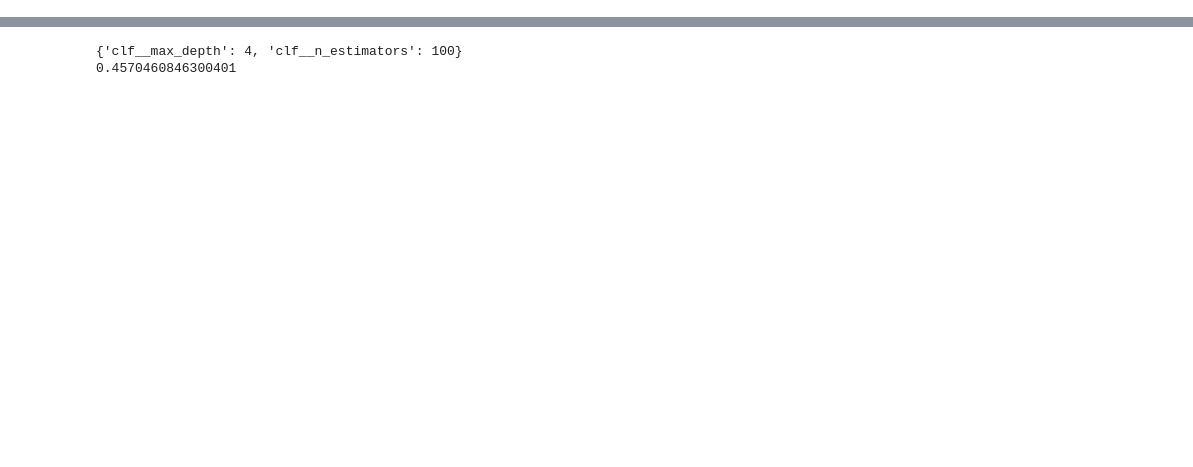
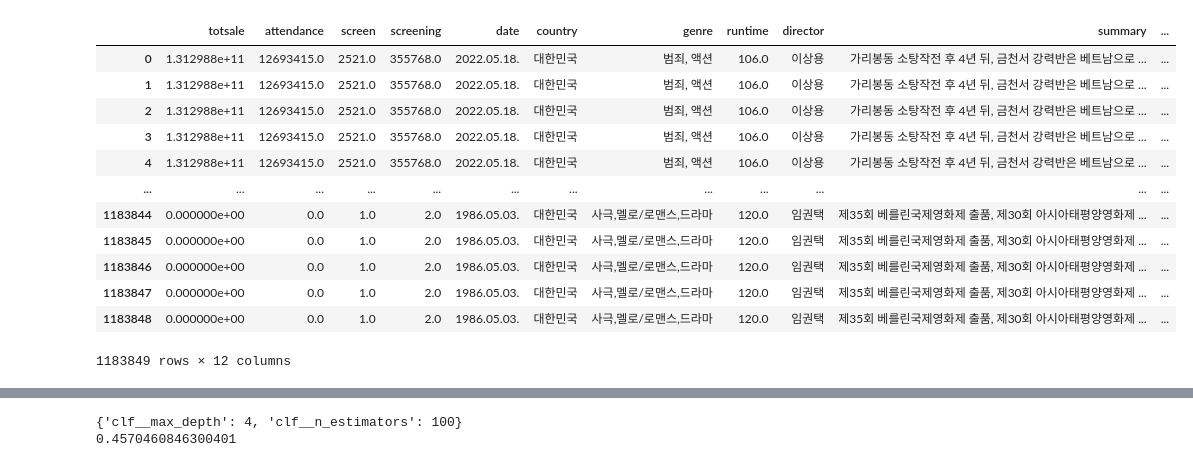
Before and after one commit to sangchun1/movie_rating_predict, a Jupyter notebook: train/review-numerical.ipynb, the cells around one changed output, grey strips where cells are left out. Cells and saved outputs as stored; diff of their text form; code cells hidden in the pictures; blank space fills up the shorter version.

```diff
--- a/train/review-numerical.ipynb
+++ b/train/review-numerical.ipynb
@@ -56,0 +51,46 @@ X_train, X_test, y_train, y_test = train_test_split(X, y, test_size=0.2, random_
+# %%
+from recommend_algorithm import Recommend
+import pandas as pd
+import warnings
+import matplotlib.pyplot as plt
+from matplotlib import font_manager, rc
+from sklearn.model_selection import train_test_split
+
+# 경고 무시
+warnings.filterwarnings('ignore')
+
+#한글 처리를 위해 폰트 설정
+font_name = font_manager.FontProperties(fname="c:/Windows/Fonts/malgun.ttf").get_name()
+rc('font', family=font_name)
+
+# 데이터 불러오기
+movie = pd.read_csv('../data/movie_info.csv')
+review1 = pd.read_csv('../data/review-rating1.csv')
+review2 = pd.read_csv('../data/review-rating2.csv')
+review3 = pd.read_csv('../data/review-rating3.csv')
+review4 = pd.read_csv('../data/review-rating4.csv')
+review = pd.concat([review1, review2, review3, review4])
+
+# 두 데이터 프레임 합치기
+df = pd.merge(movie, review, how='right', on='영화ID')
+
+df.drop(['영화ID', '영화명_x', '영화명_y', '배우', '리뷰', '리뷰'], axis=1, inplace=True)
+df[['실제평점', '누적매출액', '누적관객수', '스크린수', '상영횟수', '개봉일', '국가', '장르',
+       '상영시간', '감독', '줄거리', '평균평점']]
+df.rename({'실제평점':'rating', '누적매출액':'totsale', '누적관객수':'attendance', '스크린수':'screen', '상영횟수':'screening', '개봉일':'date', '국가':'country', '장르':'genre',
+       '상영시간':'runtime', '감독':'director', '줄거리':'summary', '평균평점':'avg_rating'}, axis=1, inplace=True)
+df
+# %% [output]
+|  | totsale | attendance | screen | screening | date | country | genre | runtime | director | summary | ... |
+| 0 | 1.312988e+11 | 12693415.0 | 2521.0 | 355768.0 | 2022.05.18. | 대한민국 | 범죄, 액션 | 106.0 | 이상용 | 가리봉동 소탕작전 후 4년 뒤, 금천서 강력반은 베트남으로 ... | ... |
+| 1 | 1.312988e+11 | 12693415.0 | 2521.0 | 355768.0 | 2022.05.18. | 대한민국 | 범죄, 액션 | 106.0 | 이상용 | 가리봉동 소탕작전 후 4년 뒤, 금천서 강력반은 베트남으로 ... | ... |
+| 2 | 1.312988e+11 | 12693415.0 | 2521.0 | 355768.0 | 2022.05.18. | 대한민국 | 범죄, 액션 | 106.0 | 이상용 | 가리봉동 소탕작전 후 4년 뒤, 금천서 강력반은 베트남으로 ... | ... |
+| 3 | 1.312988e+11 | 12693415.0 | 2521.0 | 355768.0 | 2022.05.18. | 대한민국 | 범죄, 액션 | 106.0 | 이상용 | 가리봉동 소탕작전 후 4년 뒤, 금천서 강력반은 베트남으로 ... | ... |
+| 4 | 1.312988e+11 | 12693415.0 | 2521.0 | 355768.0 | 2022.05.18. | 대한민국 | 범죄, 액션 | 106.0 | 이상용 | 가리봉동 소탕작전 후 4년 뒤, 금천서 강력반은 베트남으로 ... | ... |
+| ... | ... | ... | ... | ... | ... | ... | ... | ... | ... | ... | ... |
+| 1183844 | 0.000000e+00 | 0.0 | 1.0 | 2.0 | 1986.05.03. | 대한민국 | 사극,멜로/로맨스,드라마 | 120.0 | 임권택 | 제35회 베를린국제영화제 출품, 제30회 아시아태평양영화제 ... | ... |
+| 1183845 | 0.000000e+00 | 0.0 | 1.0 | 2.0 | 1986.05.03. | 대한민국 | 사극,멜로/로맨스,드라마 | 120.0 | 임권택 | 제35회 베를린국제영화제 출품, 제30회 아시아태평양영화제 ... | ... |
+| 1183846 | 0.000000e+00 | 0.0 | 1.0 | 2.0 | 1986.05.03. | 대한민국 | 사극,멜로/로맨스,드라마 | 120.0 | 임권택 | 제35회 베를린국제영화제 출품, 제30회 아시아태평양영화제 ... | ... |
+| 1183847 | 0.000000e+00 | 0.0 | 1.0 | 2.0 | 1986.05.03. | 대한민국 | 사극,멜로/로맨스,드라마 | 120.0 | 임권택 | 제35회 베를린국제영화제 출품, 제30회 아시아태평양영화제 ... | ... |
+| 1183848 | 0.000000e+00 | 0.0 | 1.0 | 2.0 | 1986.05.03. | 대한민국 | 사극,멜로/로맨스,드라마 | 120.0 | 임권택 | 제35회 베를린국제영화제 출품, 제30회 아시아태평양영화제 ... | ... |
+1183849 rows × 12 columns
```
Also changed, not shown: parts of 13 cells of this notebook, 5 other files.
